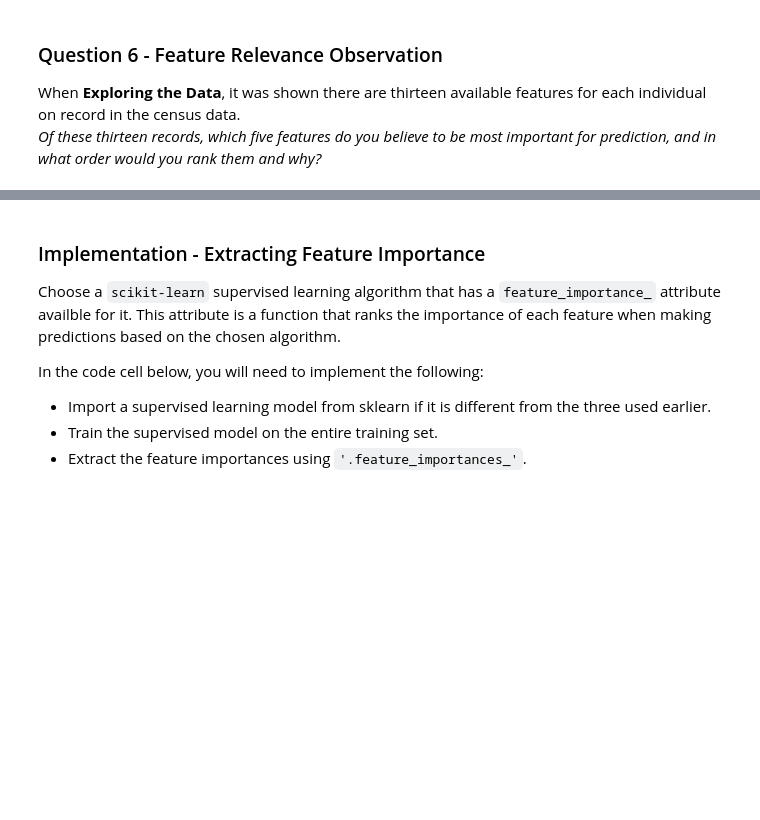
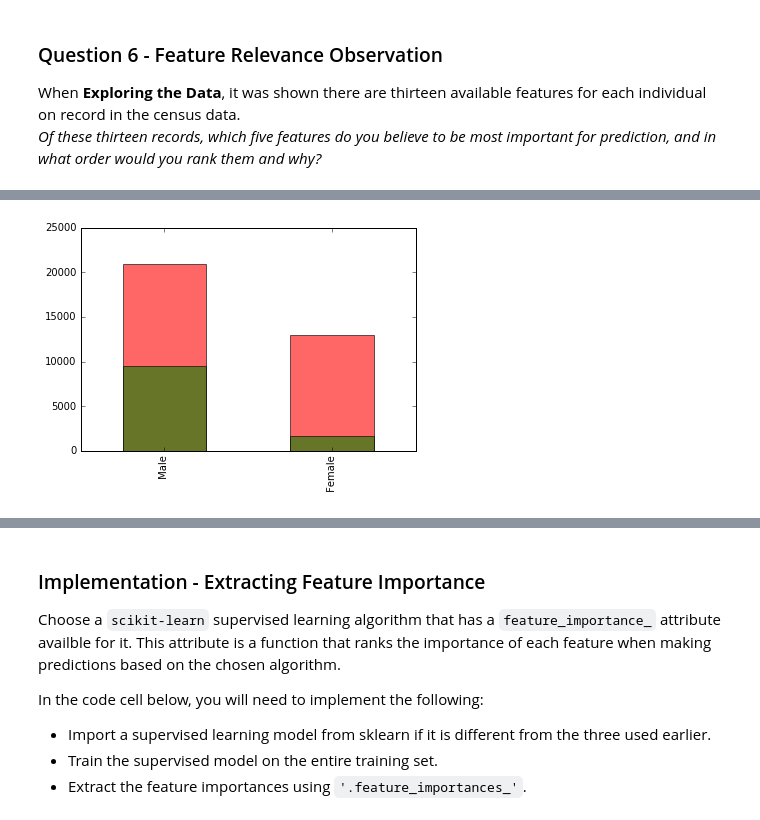
Before and after one commit to tcnguyen/MLND, a Jupyter notebook: finding_donors/finding_donors.ipynb, the cells around one changed output, grey strips where cells are left out. Saved outputs shown, nothing was run; the diff lists cells and outputs as text; code cells hidden in the pictures; blank space fills up the shorter version.

```diff
--- a/finding_donors/finding_donors.ipynb
+++ b/finding_donors/finding_donors.ipynb
@@ -475,0 +552,5 @@ _Of these thirteen records, which five features do you believe to be most import
+# %%
+catFeatureStat("sex")
+# It is sad that most of people who earn > 50K are males
+# %% [output]
+[figure, added]
```
Also changed, not shown: parts of 21 cells of this notebook.
